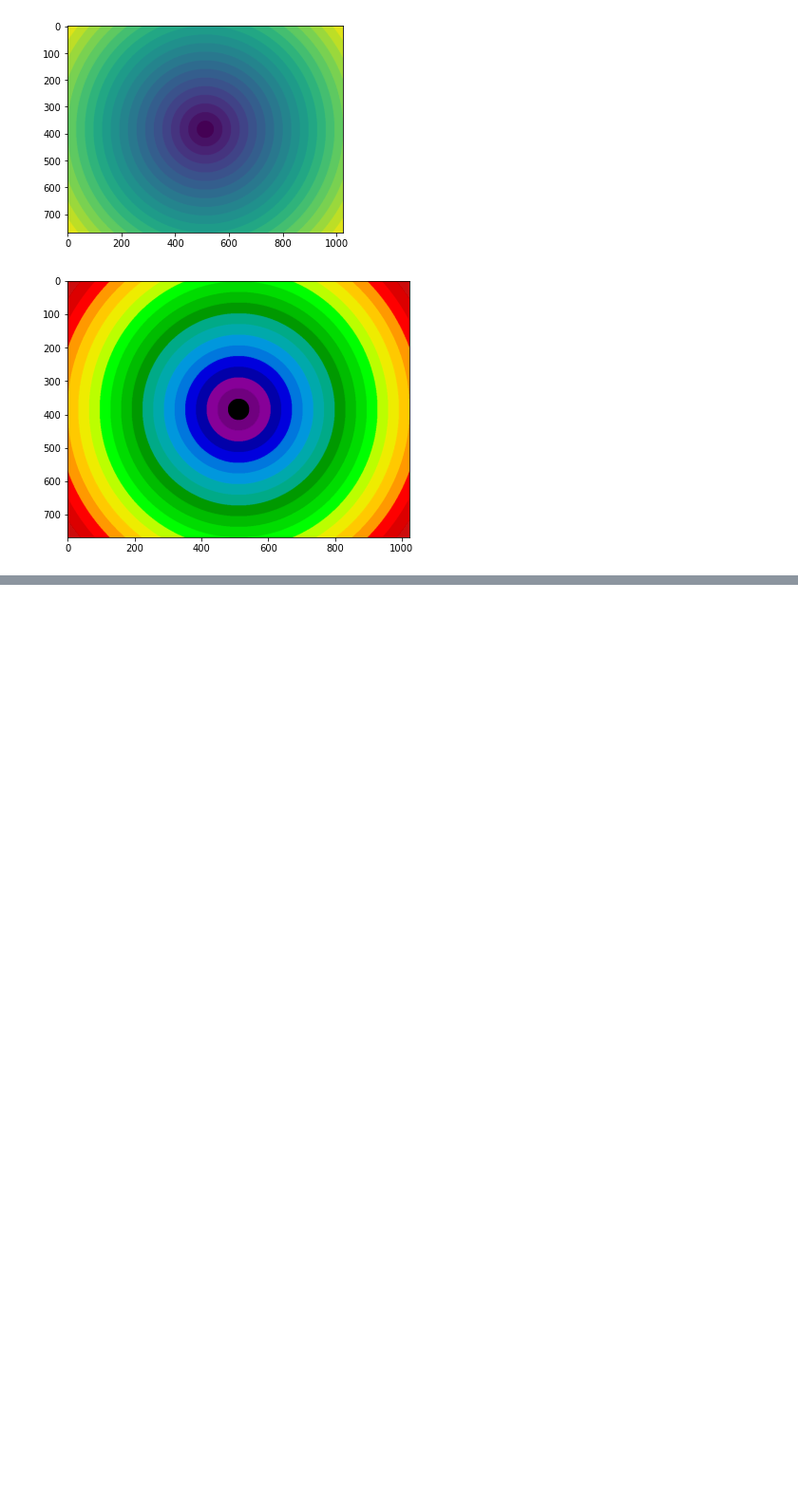
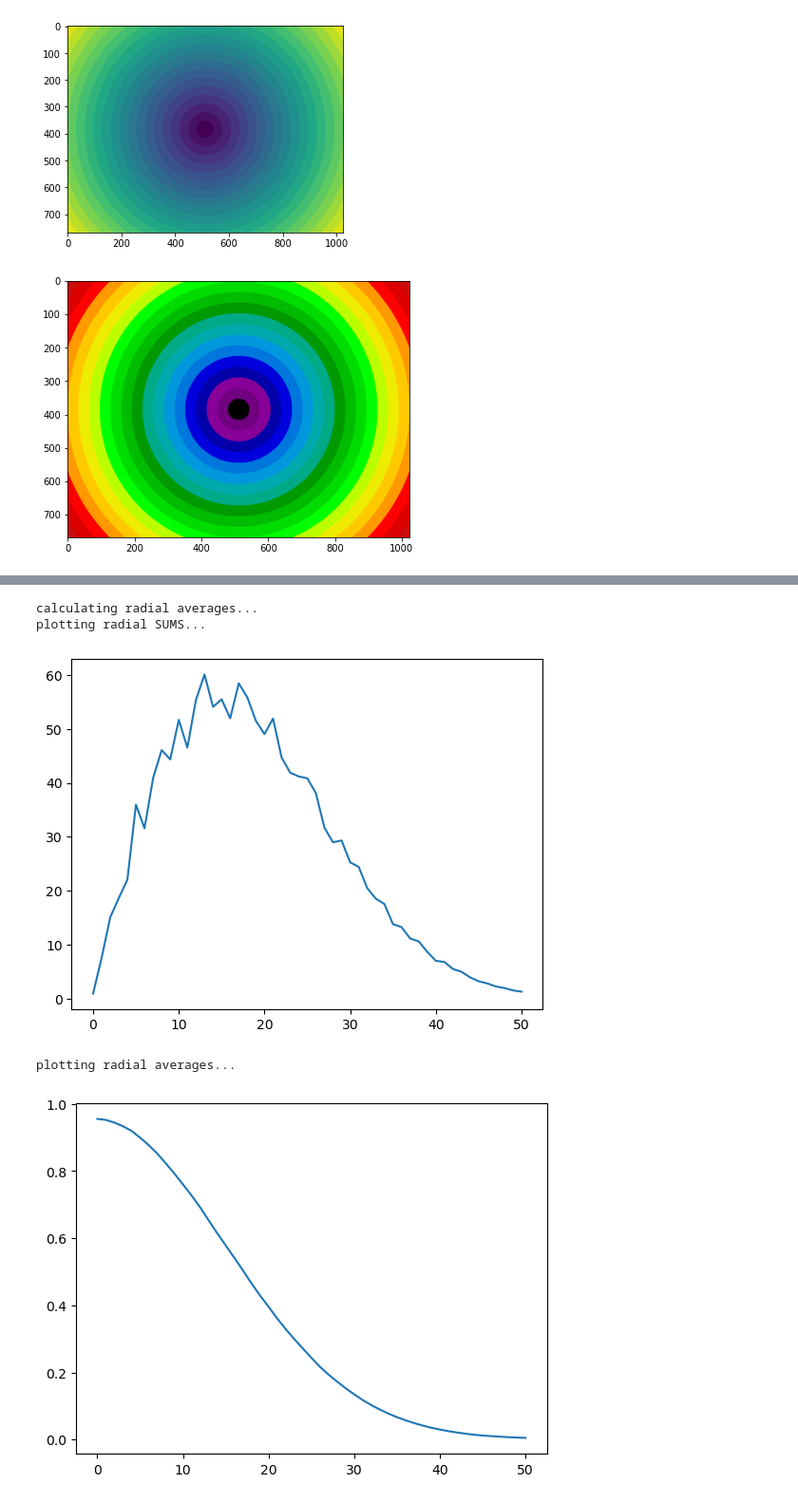
Before and after one commit to lin-eugene/tomo-analysis-pipeline, a Jupyter notebook: distributions.ipynb, the cells around one changed output, grey strips where cells are left out. Shown at 95% size. Drawn from its saved outputs; the diff is of its cells as text; code cells hidden in the pictures; blank space fills up the shorter version.

```diff
--- a/distributions.ipynb
+++ b/distributions.ipynb
@@ -281,0 +439,37 @@ Calculating spatial autocorrelations
+# %%
+
+"""
+Using numpy arrays to calculate radial mean
+"""
+
+print('calculating radial averages...')
+
+tbin = np.bincount(r_ravel, kernel_ravel)
+#r - distance from centre of peak (acts as Euclidean distance mask),
+#kernel - each element is the intensity value at each pixel
+#np.bincount — sums intensity values as a function of distance from the peak
+#tbin - a 1d array, each element in array corresponds to the
+#   summed intensities of groups of pixels that are equidistant from the centre of the peak
+
+print('plotting radial SUMS...')
+plt.figure()
+plt.plot(tbin)
+plt.show()
+
+nr = np.bincount(r_ravel)
+# nr — a 1d array, each element is a count of the number of pixels that are a defined distance from the centre of the peak
+
+radialmean = tbin / nr
+# radial profile - a 1d array, each element is the radially averaged intensity value
+#   (i.e. the intensity normalised to the count of pixels equidistant from peak centre)
+
+print('plotting radial averages...')
+plt.figure()
+plt.plot(radialmean)
+plt.show()
+# %% [output]
+calculating radial averages...
+plotting radial SUMS...
+[figure, added]
+plotting radial averages...
+[figure, added]
```
Also changed, not shown: parts of 7 cells of this notebook, 1 other file.
